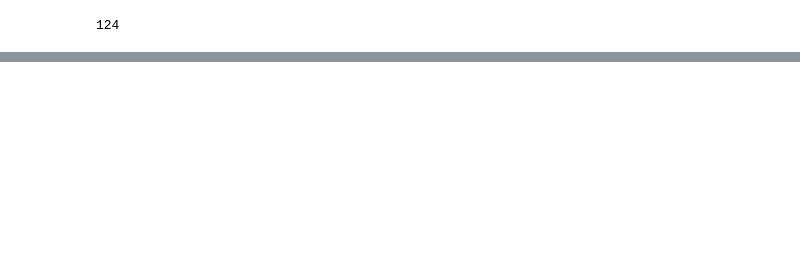
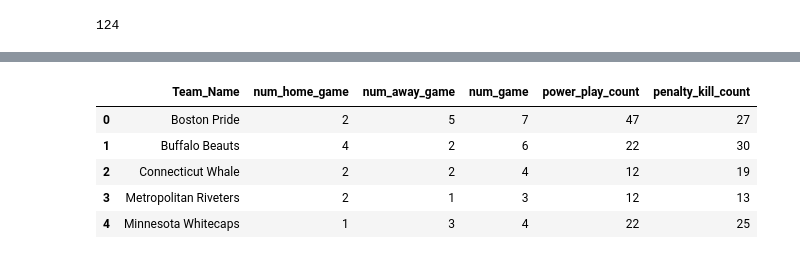
Before and after one commit to tassadaryl/Team-Orange-Rotman-2022Datathon, a Jupyter notebook: specialists.ipynb, the cells around one changed output, grey strips where cells are left out. Cells and saved outputs as stored; diff of their text form; code cells hidden in the pictures; blank space fills up the shorter version.

```diff
--- a/specialists.ipynb
+++ b/specialists.ipynb
@@ -162,0 +172,9 @@ Name: Player, Length: 62, dtype: int64
+# %%
+df_team_info.head()
+# %% [output]
+|  | Team_Name | num_home_game | num_away_game | num_game | power_play_count | penalty_kill_count |
+| 0 | Boston Pride | 2 | 5 | 7 | 47 | 27 |
+| 1 | Buffalo Beauts | 4 | 2 | 6 | 22 | 30 |
+| 2 | Connecticut Whale | 2 | 2 | 4 | 12 | 19 |
+| 3 | Metropolitan Riveters | 2 | 1 | 3 | 12 | 13 |
+| 4 | Minnesota Whitecaps | 1 | 3 | 4 | 22 | 25 |
```
Also changed, not shown: parts of 9 cells of this notebook.
